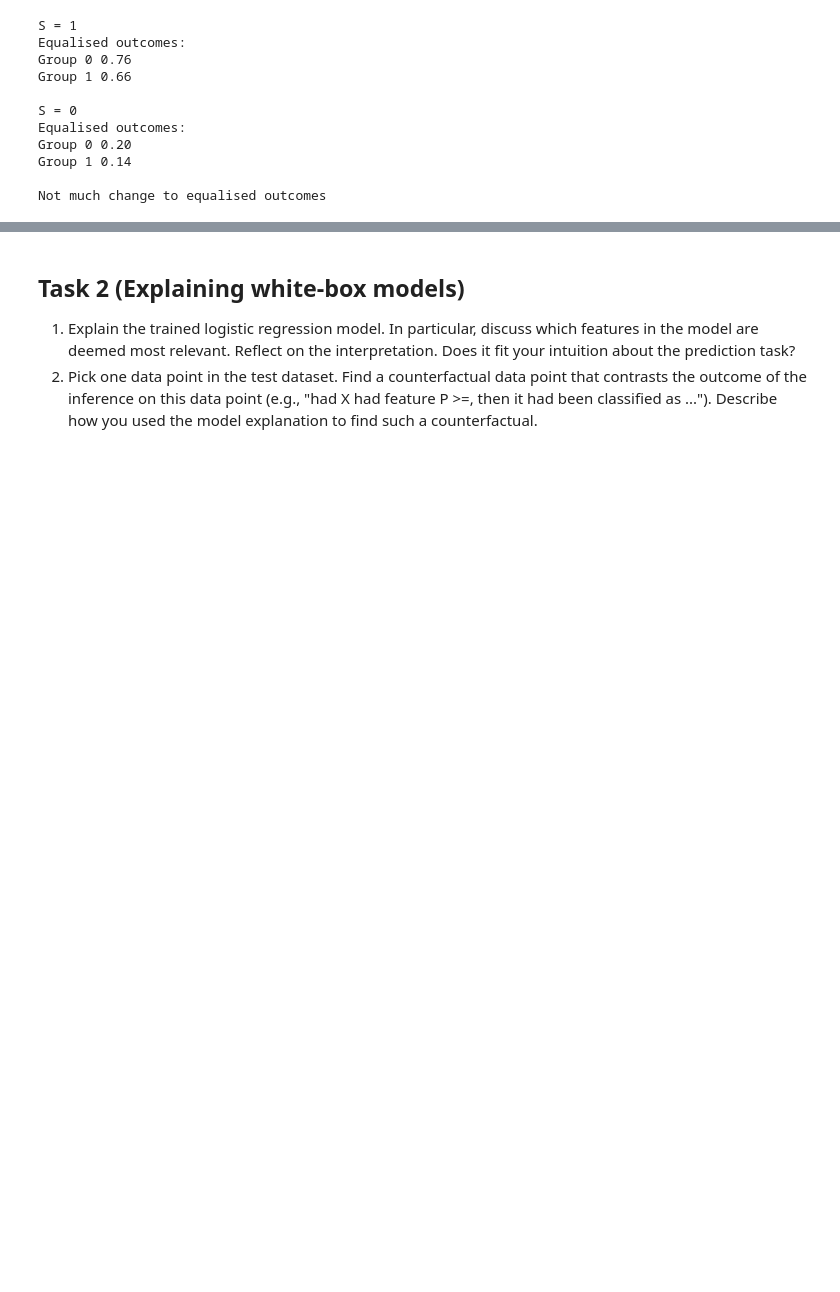
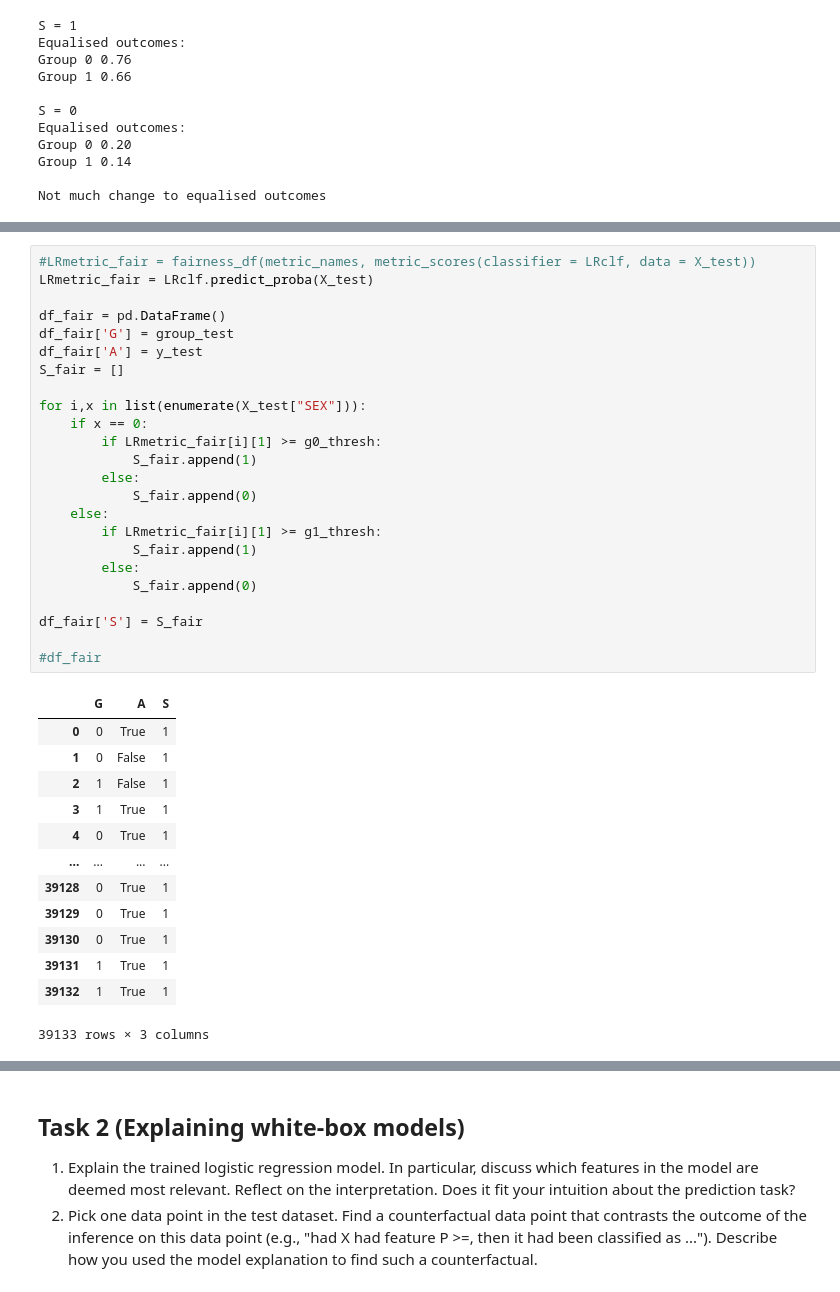
Before and after one commit to Xannadoo/Algorithmic_Fairness_Mandatories, a Jupyter notebook: Mandatory_1/afae24-assignment.ipynb, the cells around one changed output, grey strips where cells are left out. Saved outputs shown, nothing was run; the diff lists cells and outputs as text; blank space fills up the shorter version.

```diff
--- a/Mandatory_1/afae24-assignment.ipynb
+++ b/Mandatory_1/afae24-assignment.ipynb
@@ -716,0 +663,38 @@ Not much change to equalised outcomes
+# %%
+#LRmetric_fair = fairness_df(metric_names, metric_scores(classifier = LRclf, data = X_test))
+LRmetric_fair = LRclf.predict_proba(X_test)
+
+df_fair = pd.DataFrame()
+df_fair['G'] = group_test
+df_fair['A'] = y_test
+S_fair = []
+
+for i,x in list(enumerate(X_test["SEX"])):
+    if x == 0:
+        if LRmetric_fair[i][1] >= g0_thresh:
+            S_fair.append(1)
+        else:
+            S_fair.append(0)
+    else:
+        if LRmetric_fair[i][1] >= g1_thresh:
+            S_fair.append(1)
+        else:
+            S_fair.append(0)
+
+df_fair['S'] = S_fair
+
+#df_fair
+# %% [output]
+|  | G | A | S |
+| 0 | 0 | True | 1 |
+| 1 | 0 | False | 1 |
+| 2 | 1 | False | 1 |
+| 3 | 1 | True | 1 |
+| 4 | 0 | True | 1 |
+| ... | ... | ... | ... |
+| 39128 | 0 | True | 1 |
+| 39129 | 0 | True | 1 |
+| 39130 | 0 | True | 1 |
+| 39131 | 1 | True | 1 |
+| 39132 | 1 | True | 1 |
+39133 rows × 3 columns
```
Also changed, not shown: parts of 31 cells of this notebook, 11 other files.
